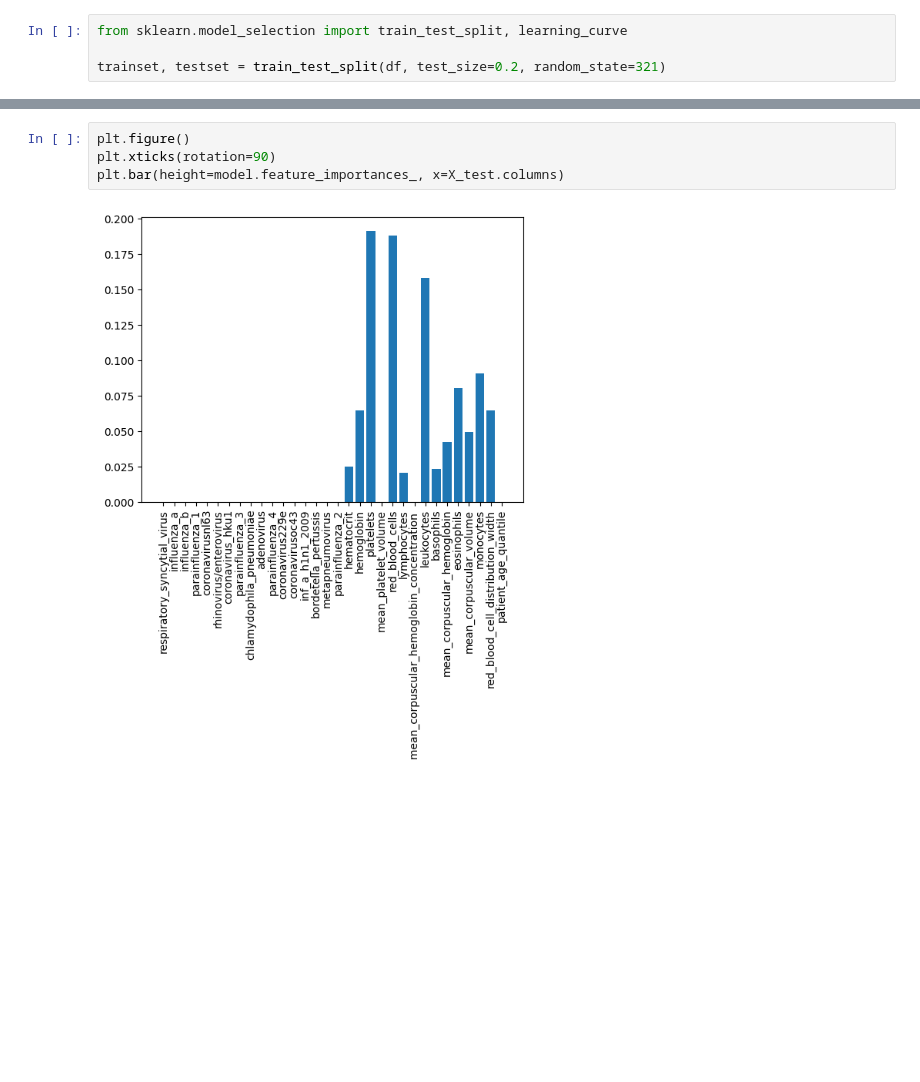
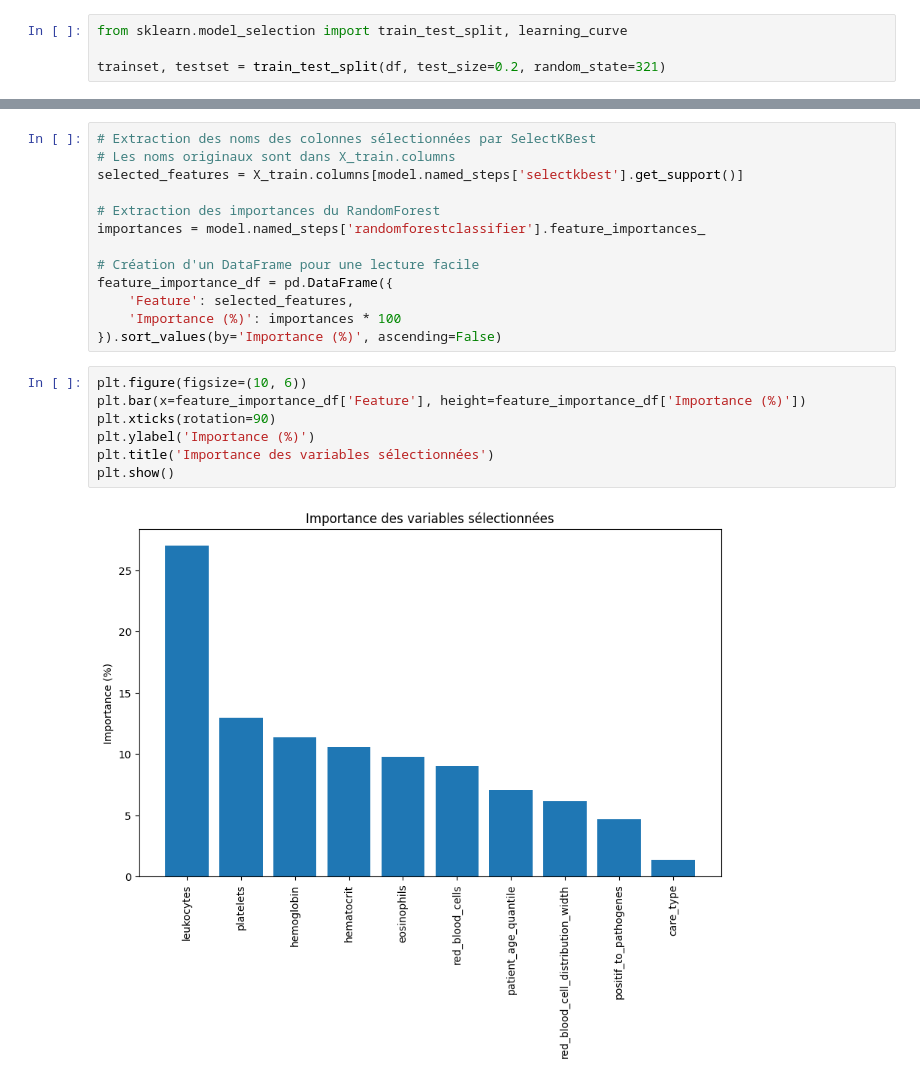
Before and after one commit to chanwinharold/COVID_19_-_DATA_SCIENCE_PROJECT, a Jupyter notebook: notebook_preprocessing.ipynb, the cells around one changed output, grey strips where cells are left out. Drawn from its saved outputs; the diff is of its cells as text; blank space fills up the shorter version.

```diff
--- a/notebook_preprocessing.ipynb
+++ b/notebook_preprocessing.ipynb
@@ -164,6 +165,22 @@ plt.show()
-# %%
-plt.figure()
-plt.xticks(rotation=90)
-plt.bar(height=model.feature_importances_, x=X_test.columns)
-# %% [output]
-[figure, removed]
+# %%
+# Extraction des noms des colonnes sélectionnées par SelectKBest
+# Les noms originaux sont dans X_train.columns
+selected_features = X_train.columns[model.named_steps['selectkbest'].get_support()]
+
+# Extraction des importances du RandomForest
+importances = model.named_steps['randomforestclassifier'].feature_importances_
+
+# Création d'un DataFrame pour une lecture facile
+feature_importance_df = pd.DataFrame({
+    'Feature': selected_features,
+    'Importance (%)': importances * 100
+}).sort_values(by='Importance (%)', ascending=False)
+# %%
+plt.figure(figsize=(10, 6))
+plt.bar(x=feature_importance_df['Feature'], height=feature_importance_df['Importance (%)'])
+plt.xticks(rotation=90)
+plt.ylabel('Importance (%)')
+plt.title('Importance des variables sélectionnées')
+plt.show()
+# %% [output]
+[figure, added]
```
Also changed, not shown: parts of 16 cells of this notebook, 2 other files.
